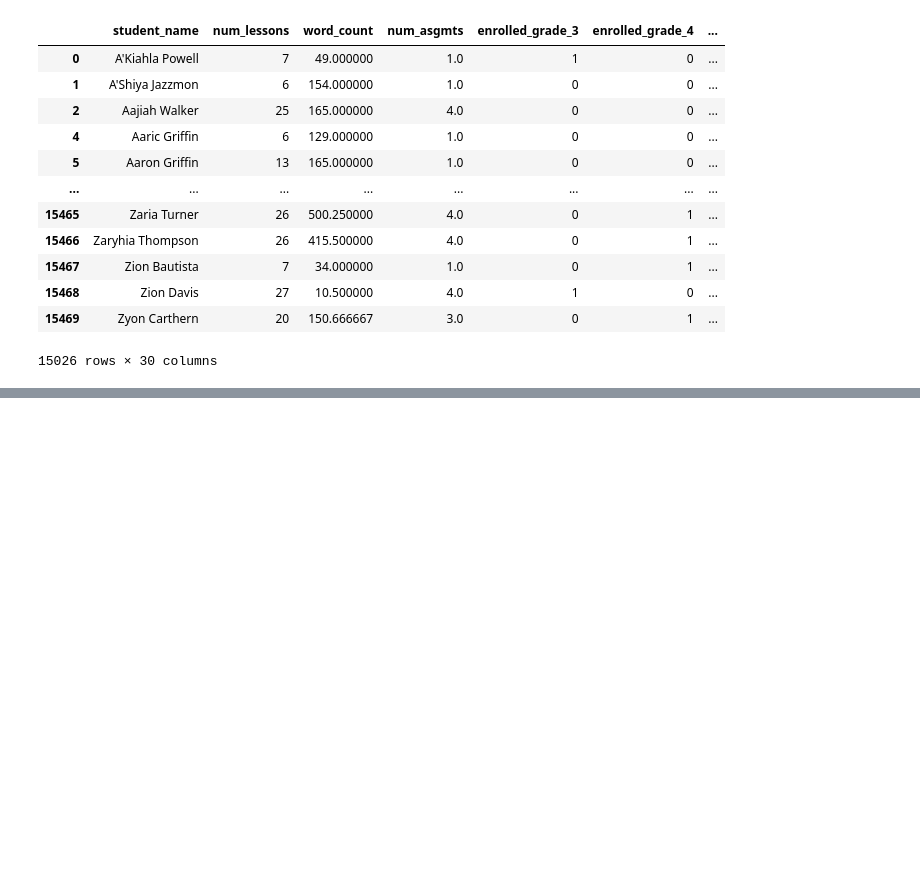
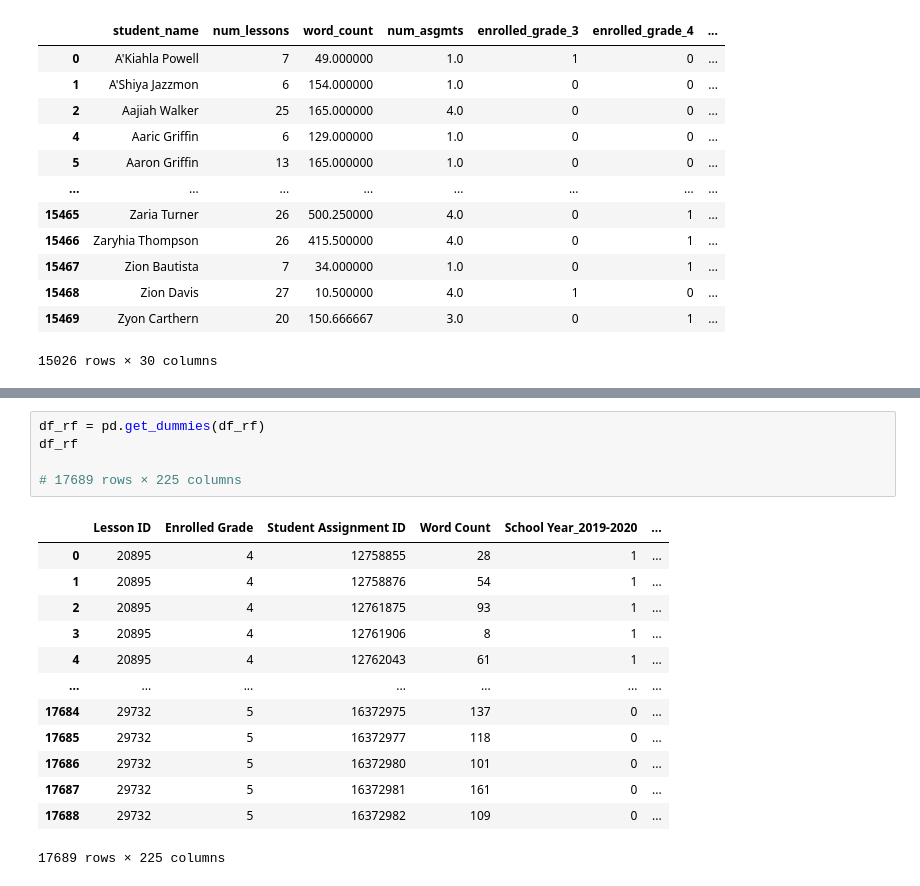
Before and after one commit to ThinkCERCA/efficacy_studies, a Jupyter notebook: Rockdale writing quality study.ipynb, the cells around one changed output, grey strips where cells are left out. Saved outputs shown, nothing was run; the diff lists cells and outputs as text; blank space fills up the shorter version.

```diff
--- a/Rockdale writing quality study.ipynb
+++ b/Rockdale writing quality study.ipynb
@@ -562,0 +581,19 @@ strong multicollinearity problems or that the design matrix is singular.
+# %%
+df_rf = pd.get_dummies(df_rf)
+df_rf
+
+# 17689 rows × 225 columns
+# %% [output]
+|  | Lesson ID | Enrolled Grade | Student Assignment ID | Word Count | School Year_2019-2020 | ... |
+| 0 | 20895 | 4 | 12758855 | 28 | 1 | ... |
+| 1 | 20895 | 4 | 12758876 | 54 | 1 | ... |
+| 2 | 20895 | 4 | 12761875 | 93 | 1 | ... |
+| 3 | 20895 | 4 | 12761906 | 8 | 1 | ... |
+| 4 | 20895 | 4 | 12762043 | 61 | 1 | ... |
+| ... | ... | ... | ... | ... | ... | ... |
+| 17684 | 29732 | 5 | 16372975 | 137 | 0 | ... |
+| 17685 | 29732 | 5 | 16372977 | 118 | 0 | ... |
+| 17686 | 29732 | 5 | 16372980 | 101 | 0 | ... |
+| 17687 | 29732 | 5 | 16372981 | 161 | 0 | ... |
+| 17688 | 29732 | 5 | 16372982 | 109 | 0 | ... |
+17689 rows × 225 columns
```
Also changed, not shown: parts of 9 cells of this notebook.
